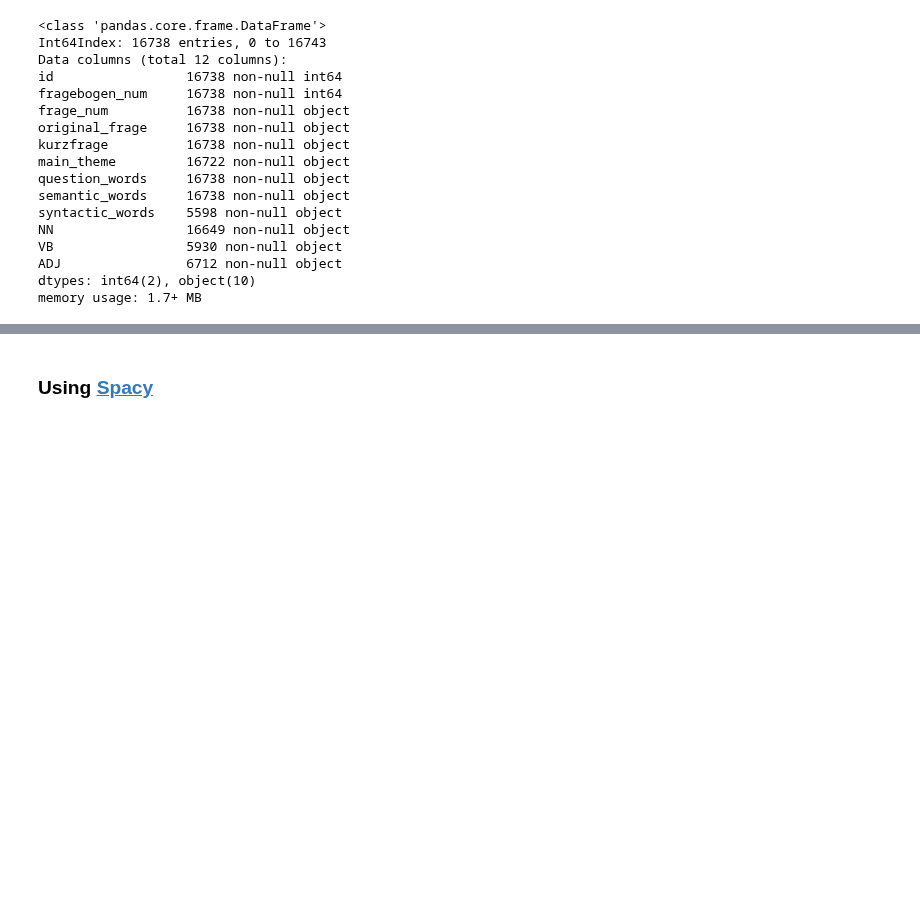
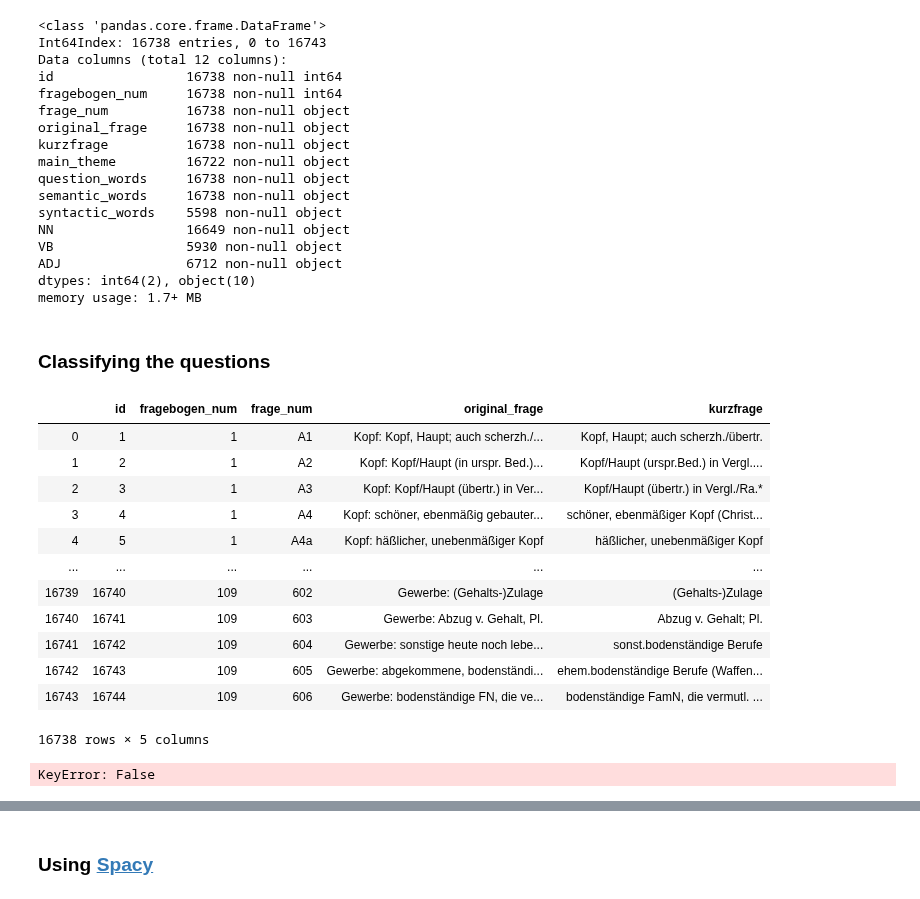
Before and after one commit to acdh-oeaw/exploreAT-Concepts, a Jupyter notebook: concepts_extraction.ipynb, the cells around one changed output, grey strips where cells are left out. Saved outputs shown, nothing was run; the diff lists cells and outputs as text; code cells hidden in the pictures; blank space fills up the shorter version.

Commit message:
starting classifying the questions

```diff
--- a/concepts_extraction.ipynb
+++ b/concepts_extraction.ipynb
@@ -971,3 +971,21 @@ frage_complete.to_pickle('./frage.pickle')
 frage_complete.to_csv('./frage.csv', sep='|')
 # %%
 frage_complete = pd.read_pickle('./frage.pickle')
+# %% [markdown]
+### Classifying the questions
+# %%
+frage_complete[['id', 'fragebogen_num', 'frage_num', 'original_frage', 'kurzfrage',]]
+# %% [output]
+|  | id | fragebogen_num | frage_num | original_frage | kurzfrage |
+| 0 | 1 | 1 | A1 | Kopf: Kopf, Haupt; auch scherzh./... | Kopf, Haupt; auch scherzh./übertr. |
+| 1 | 2 | 1 | A2 | Kopf: Kopf/Haupt (in urspr. Bed.)... | Kopf/Haupt (urspr.Bed.) in Vergl.... |
+| 2 | 3 | 1 | A3 | Kopf: Kopf/Haupt (übertr.) in Ver... | Kopf/Haupt (übertr.) in Vergl./Ra.* |
+| 3 | 4 | 1 | A4 | Kopf: schöner, ebenmäßig gebauter... | schöner, ebenmäßiger Kopf (Christ... |
+| 4 | 5 | 1 | A4a | Kopf: häßlicher, unebenmäßiger Kopf | häßlicher, unebenmäßiger Kopf |
+| ... | ... | ... | ... | ... | ... |
+| 16739 | 16740 | 109 | 602 | Gewerbe: (Gehalts-)Zulage | (Gehalts-)Zulage |
+| 16740 | 16741 | 109 | 603 | Gewerbe: Abzug v. Gehalt, Pl. | Abzug v. Gehalt; Pl. |
+| 16741 | 16742 | 109 | 604 | Gewerbe: sonstige heute noch lebe... | sonst.bodenständige Berufe |
+| 16742 | 16743 | 109 | 605 | Gewerbe: abgekommene, bodenständi... | ehem.bodenständige Berufe (Waffen... |
+| 16743 | 16744 | 109 | 606 | Gewerbe: bodenständige FN, die ve... | bodenständige FamN, die vermutl. ... |
+16738 rows × 5 columns
@@ -973,0 +994,4 @@ frage_complete = pd.read_pickle('./frage.pickle')
+# %%
+frage_complete['99' in frage_complete.frage_num].any()
+# %% [output]
+KeyError: False
```
Also changed, not shown: parts of 12 cells of this notebook, 2 other files.
